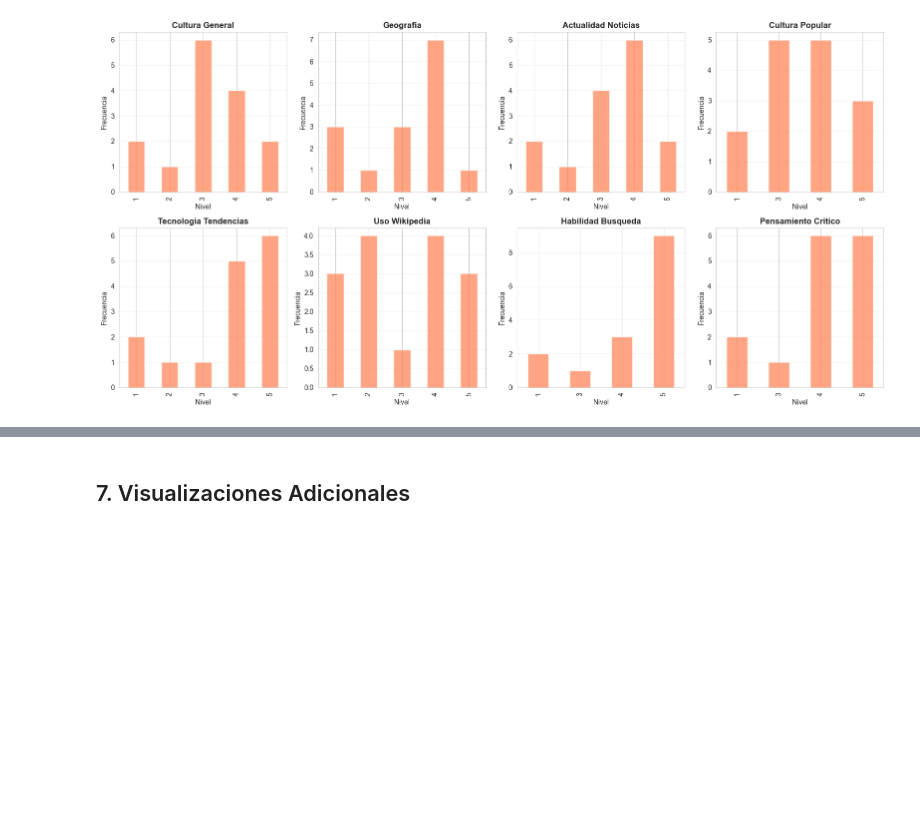
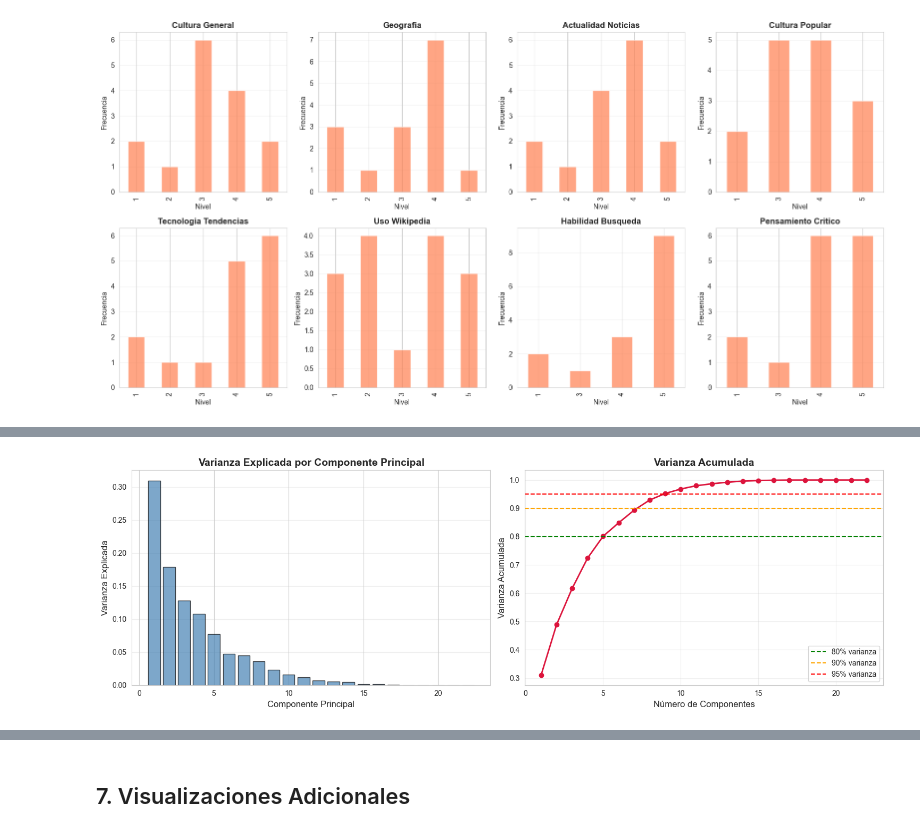
Before and after one commit to alonso02rupa/SpyGame, a Jupyter notebook: estudio/Estudio.ipynb, the cells around one changed output, grey strips where cells are left out. Cells and saved outputs as stored; diff of their text form; code cells hidden in the pictures; blank space fills up the shorter version.

```diff
--- a/estudio/Estudio.ipynb
+++ b/estudio/Estudio.ipynb
@@ -360,0 +871,78 @@ plt.show()
+# %%
+### 8.3 Reducción Dimensional (PCA)
+
+from sklearn.decomposition import PCA
+
+# Aplicar PCA para:
+# 1. Eliminar colinealidad entre variables
+# 2. Facilitar la visualización
+# 3. Reducir ruido
+
+# Calcular PCA completo para análisis de varianza explicada
+pca_full = PCA()
+pca_full.fit(df_features)
+
+# Analizar varianza explicada
+explained_variance_ratio = pca_full.explained_variance_ratio_
+cumulative_variance_ratio = np.cumsum(explained_variance_ratio)
+
+# Visualización de varianza explicada
+fig, axes = plt.subplots(1, 2, figsize=(15, 5))
+
+# Gráfico 1: Varianza por componente
+axes[0].bar(range(1, len(explained_variance_ratio) + 1), explained_variance_ratio,
+            alpha=0.7, color='steelblue', edgecolor='black')
+axes[0].set_xlabel('Componente Principal', fontsize=12)
+axes[0].set_ylabel('Varianza Explicada', fontsize=12)
+axes[0].set_title('Varianza Explicada por Componente Principal', fontweight='bold', fontsize=14)
+axes[0].grid(axis='y', alpha=0.3)
+
+# Gráfico 2: Varianza acumulada
+axes[1].plot(range(1, len(cumulative_variance_ratio) + 1), cumulative_variance_ratio,
+             marker='o', linewidth=2, color='crimson')
+axes[1].axhline(y=0.80, color='green', linestyle='--', label='80% varianza')
+axes[1].axhline(y=0.90, color='orange', linestyle='--', label='90% varianza')
+axes[1].axhline(y=0.95, color='red', linestyle='--', label='95% varianza')
+axes[1].set_xlabel('Número de Componentes', fontsize=12)
+axes[1].set_ylabel('Varianza Acumulada', fontsize=12)
+axes[1].set_title('Varianza Acumulada', fontweight='bold', fontsize=14)
+axes[1].legend()
+axes[1].grid(alpha=0.3)
+
+plt.tight_layout()
+plt.show()
+
+# Encontrar número óptimo de componentes (80%, 90%, 95%)
+n_components_80 = np.argmax(cumulative_variance_ratio >= 0.80) + 1
+n_components_90 = np.argmax(cumulative_variance_ratio >= 0.90) + 1
+n_components_95 = np.argmax(cumulative_variance_ratio >= 0.95) + 1
+
+print(f"\n=== Análisis de Componentes Principales ===")
+print(f"Componentes originales: {df_features.shape[1]}")
+print(f"\nComponentes necesarias para:")
+print(f"  - 80% de varianza: {n_components_80}")
+print(f"  - 90% de varianza: {n_components_90}")
+print(f"  - 95% de varianza: {n_components_95}")
+
+# Aplicar PCA con número óptimo de componentes (80% como criterio conservador)
+n_components_optimal = n_components_80
+pca = PCA(n_components=n_components_optimal)
+Z_u = pca.fit_transform(df_features)
+
+print(f"\n=== Embedding Final (Z_u) ===")
+print(f"Dimensionalidad reducida: {df_features.shape[1]} → {Z_u.shape[1]}")
+print(f"Varianza preservada: {cumulative_variance_ratio[n_components_optimal-1]:.2%}")
+print(f"Shape del embedding: {Z_u.shape}")
+
+# Crear DataFrame con embeddings
+df_embeddings = pd.DataFrame(
+    Z_u,
+    columns=[f'PC{i+1}' for i in range(Z_u.shape[1])],
+    index=df_embedding.index
+)
+df_embeddings['username'] = usernames
+
+print(f"\nPrimeras filas del embedding:")
+print(df_embeddings.head())
+# %% [output]
+[figure, added]
```
Also changed, not shown: parts of 24 cells of this notebook, 33 other files.
